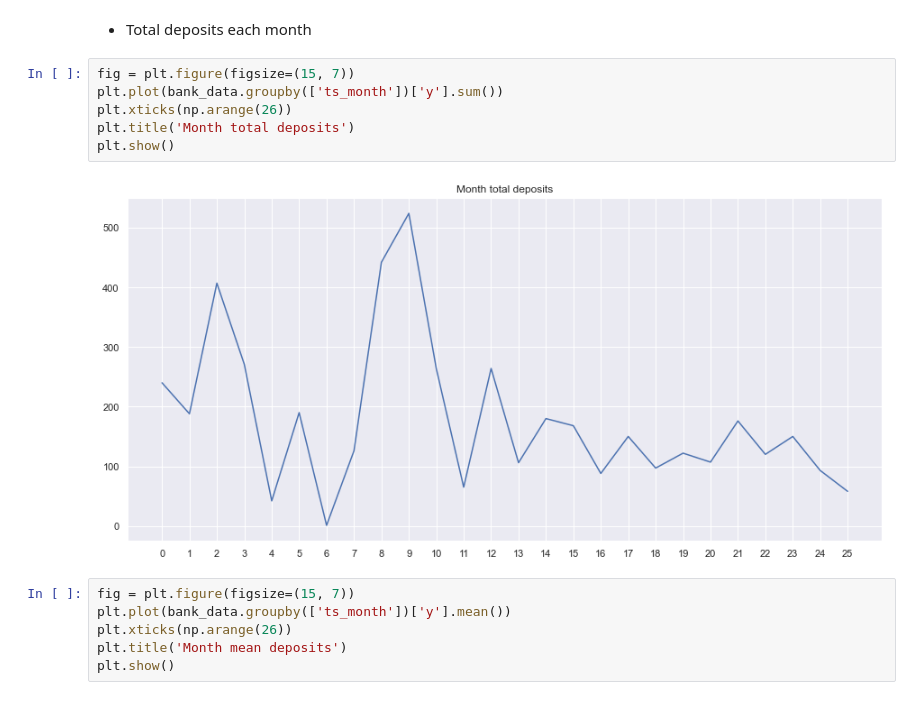
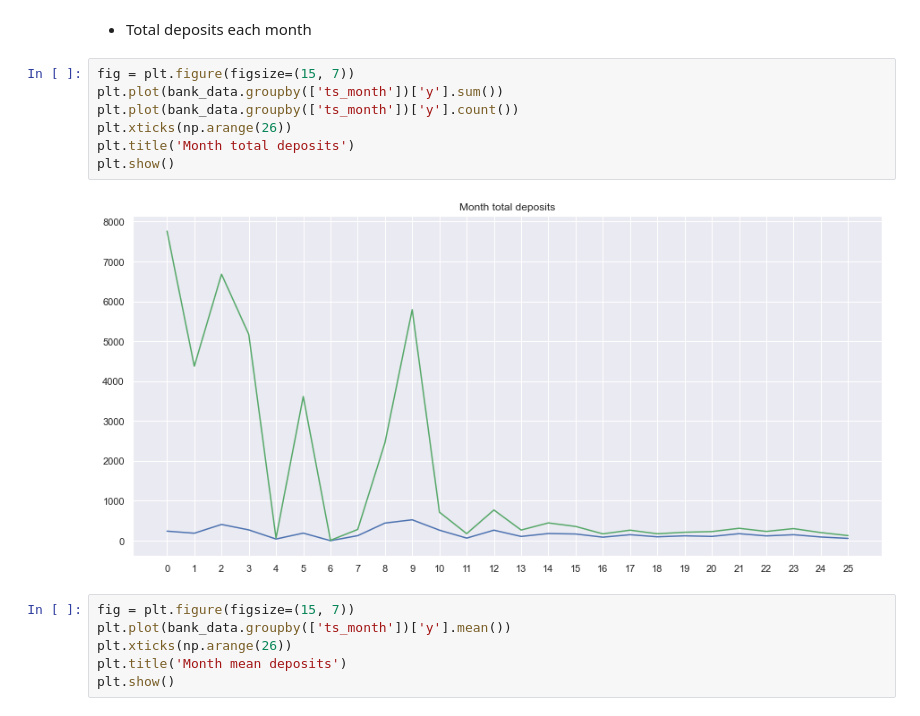
Before and after one commit to alsing/Bank-Marketing-UCI, a Jupyter notebook: notebooks/EDA.ipynb, the cells around one changed output. Cells and saved outputs as stored; diff of their text form.

```diff
--- a/notebooks/EDA.ipynb
+++ b/notebooks/EDA.ipynb
@@ -324,11 +324,12 @@ bank_data.sample(10)
 # %%
 fig = plt.figure(figsize=(15, 7))
 plt.plot(bank_data.groupby(['ts_month'])['y'].sum())
+plt.plot(bank_data.groupby(['ts_month'])['y'].count())
 plt.xticks(np.arange(26))
 plt.title('Month total deposits')
 plt.show()
 # %% [output]
-[figure, old version]
+[figure, new version]
 # %%
 fig = plt.figure(figsize=(15, 7))
 plt.plot(bank_data.groupby(['ts_month'])['y'].mean())
```
Also changed, not shown: parts of 2 cells of this notebook.
